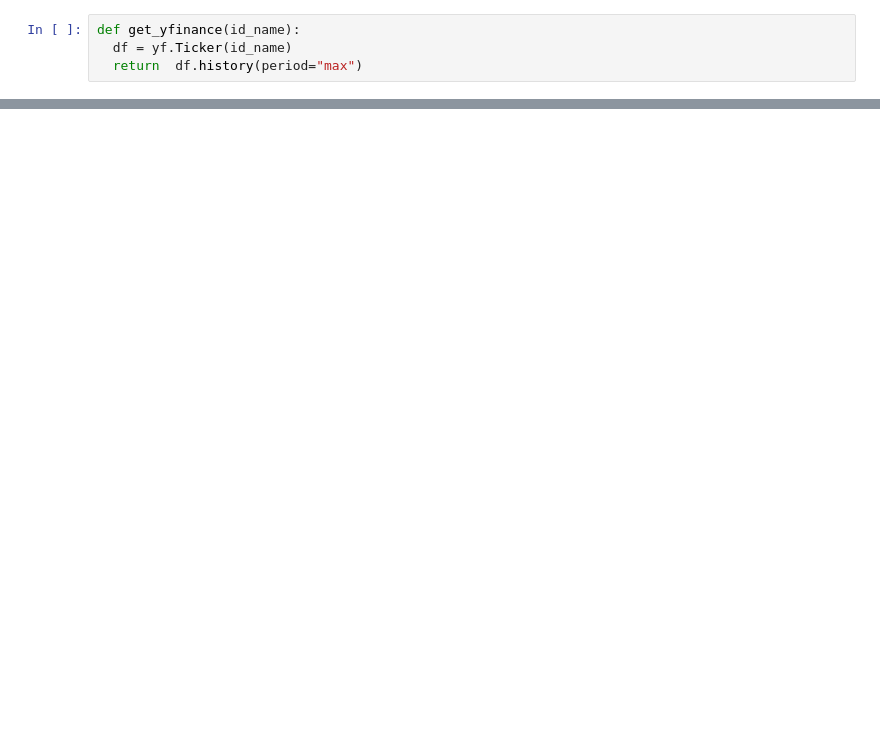
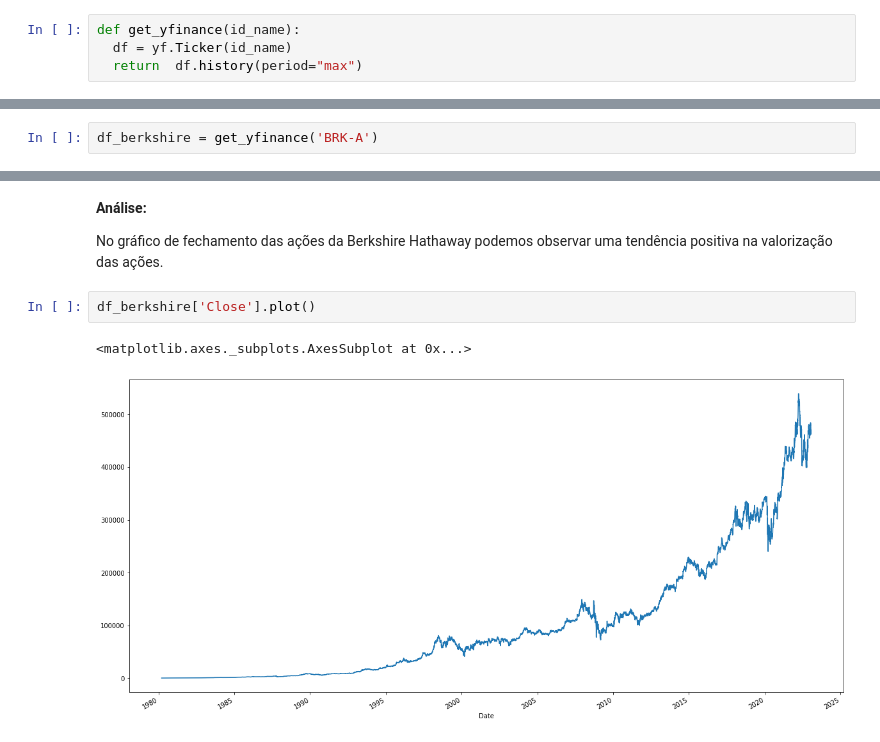
Before and after one commit to rgprado/SeriesTemporais, a Jupyter notebook: Series_Temporais_aula1_202201_Rodrigo_Prado.ipynb, the cells around one changed output, grey strips where cells are left out. Cells and saved outputs as stored; diff of their text form; blank space fills up the shorter version.

```diff
--- a/Series_Temporais_aula1_202201_Rodrigo_Prado.ipynb
+++ b/Series_Temporais_aula1_202201_Rodrigo_Prado.ipynb
@@ -149,0 +100,2 @@ show_trend(ts, ma_size)
+# %%
+df_berkshire = get_yfinance('BRK-A')
@@ -149,0 +119,9 @@ show_trend(ts, ma_size)
+# %% [markdown]
+**Análise:**
+
+No gráfico de fechamento das ações da Berkshire Hathaway podemos observar uma tendência positiva na valorização das ações.
+# %%
+df_berkshire['Close'].plot()
+# %% [output]
+<matplotlib.axes._subplots.AxesSubplot at 0x...>
+[figure, added]
```
Also changed, not shown: parts of 84 cells of this notebook.
